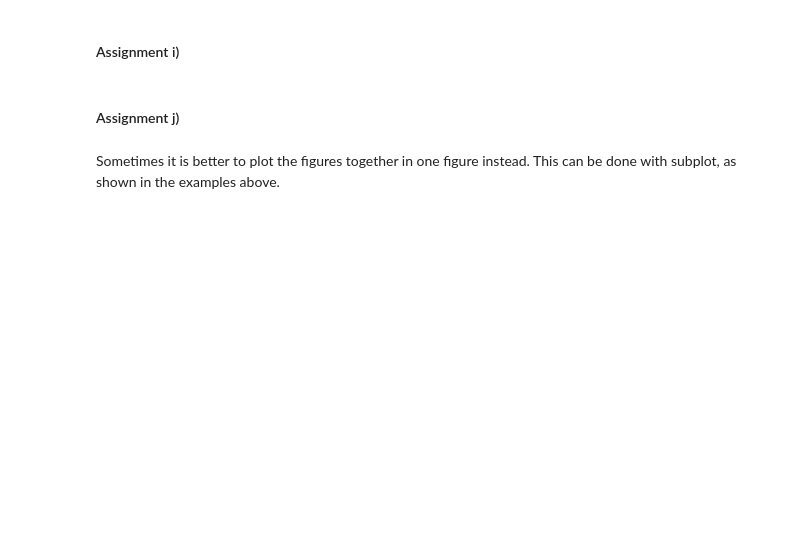
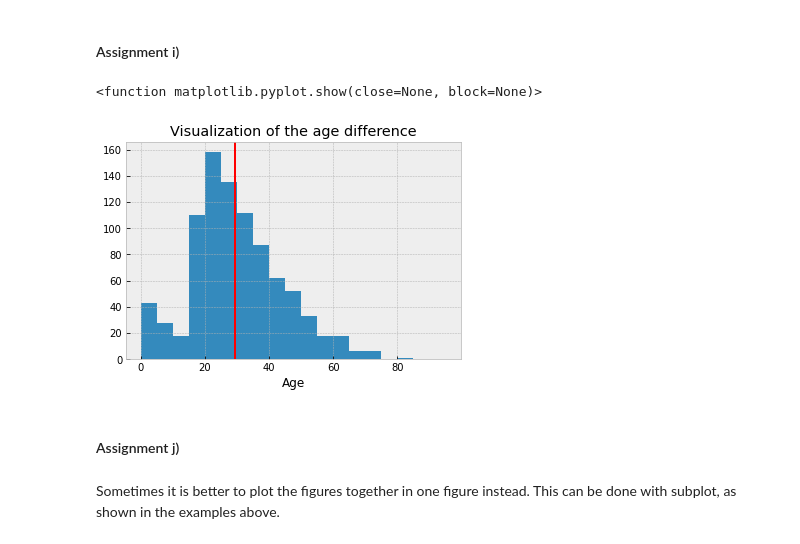
Before and after one commit to Ringo31/ml-1dl034-public-assignments, a Jupyter notebook: Assignments/Practical/PracticalNotebook2.ipynb, the cells around one changed output. Drawn from its saved outputs; the diff is of its cells as text; code cells hidden in the pictures; blank space fills up the shorter version.

```diff
--- a/Assignments/Practical/PracticalNotebook2.ipynb
+++ b/Assignments/Practical/PracticalNotebook2.ipynb
@@ -369,8 +447,16 @@ As you can see, most of the people paid less than 150 for the ticket.
 # %%
 # ASSIGNMENT:
 # plot a histogram over all the ages with 20 bins. Draw a vertical line at the mean age.
 
-# YOUR CODE HERE
+age = df['Age']
+plt.hist(age, bins=np.arange(0, 100, 5))
+plt.axvline(age.mean(), color='red')
+plt.xlabel('Age')
+plt.title('Visualization of the age difference')
+plt.show
+# %% [output]
+<function matplotlib.pyplot.show(close=None, block=None)>
+[figure, added]
 # %% [markdown]
 #### Assignment j)
 # %% [markdown]
```
Also changed, not shown: parts of 17 cells of this notebook.
